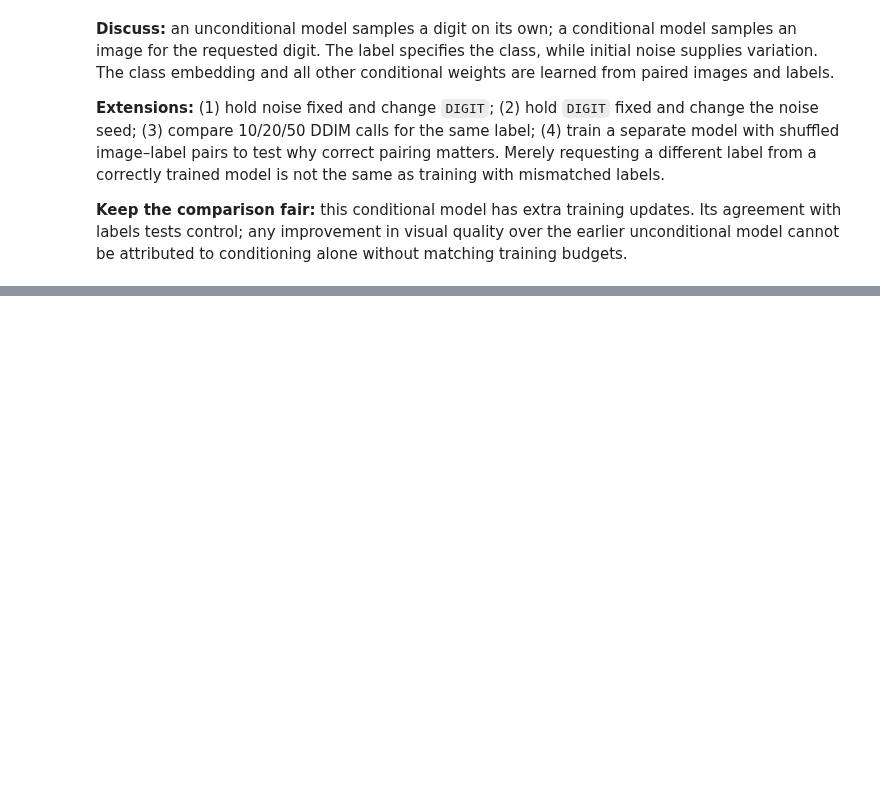
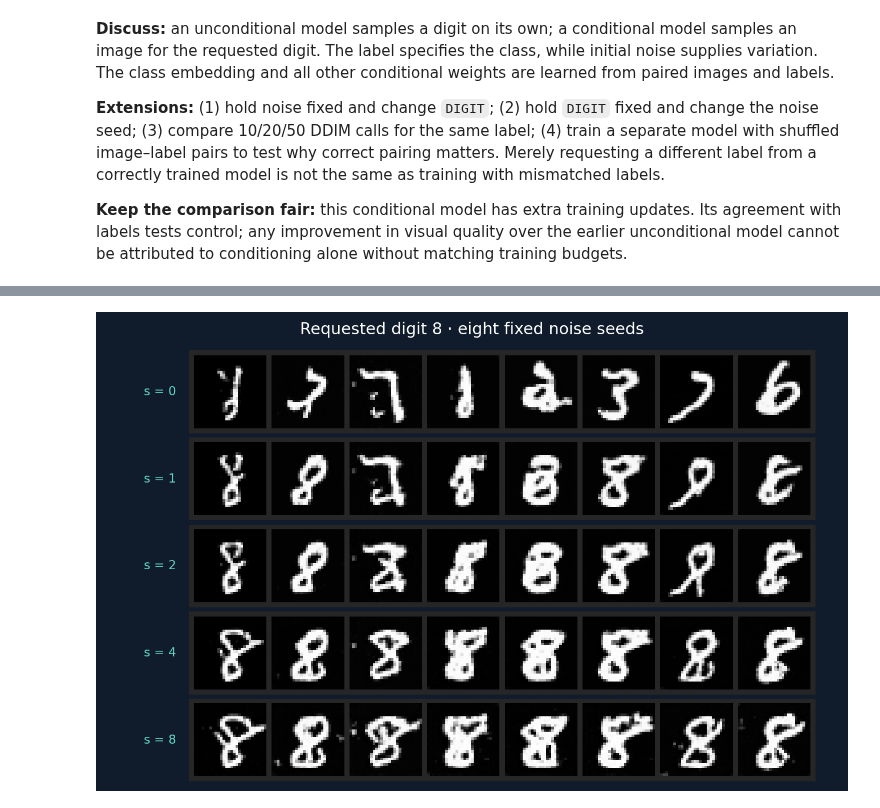
Before and after one commit to r-isachenko/2026-DGM-MIPT-YSDA-course, a Jupyter notebook: seminars/seminar7/seminar7_ddpm_mnist.ipynb, the cells around one changed output, grey strips where cells are left out. Cells and saved outputs as stored; diff of their text form; code cells hidden in the pictures; blank space fills up the shorter version.

```diff
--- a/seminars/seminar7/seminar7_ddpm_mnist.ipynb
+++ b/seminars/seminar7/seminar7_ddpm_mnist.ipynb
@@ -810,0 +1025,12 @@ Passed: label influence, embedding gradients, conditional DDIM repeatability.
+# %%
+CFG_DIGIT=8  # Change the requested digit; no retraining or resampling needed.
+assert isinstance(CFG_DIGIT,int) and 0<=CFG_DIGIT<=9
+fig,axes=plt.subplots(len(CFG_SCALES),1,figsize=(11,7),facecolor="#101b2c")
+for ax,scale in zip(axes,CFG_SCALES):
+    start=CFG_DIGIT*CFG_PER_DIGIT
+    show_grid(cfg_samples[scale][start:start+8],"",8,ax)
+    ax.text(-.02,.5,f"s = {scale:g}",transform=ax.transAxes,ha="right",va="center",color="#61dac5",fontsize=13)
+fig.suptitle(f"Requested digit {CFG_DIGIT} · eight fixed noise seeds",color="white",fontsize=17)
+fig.subplots_adjust(left=.09,right=.99,top=.92,bottom=.02,hspace=.05);plt.show()
+# %% [output]
+[figure, added]
```
Also changed, not shown: parts of 14 cells of this notebook, 1 other file.
